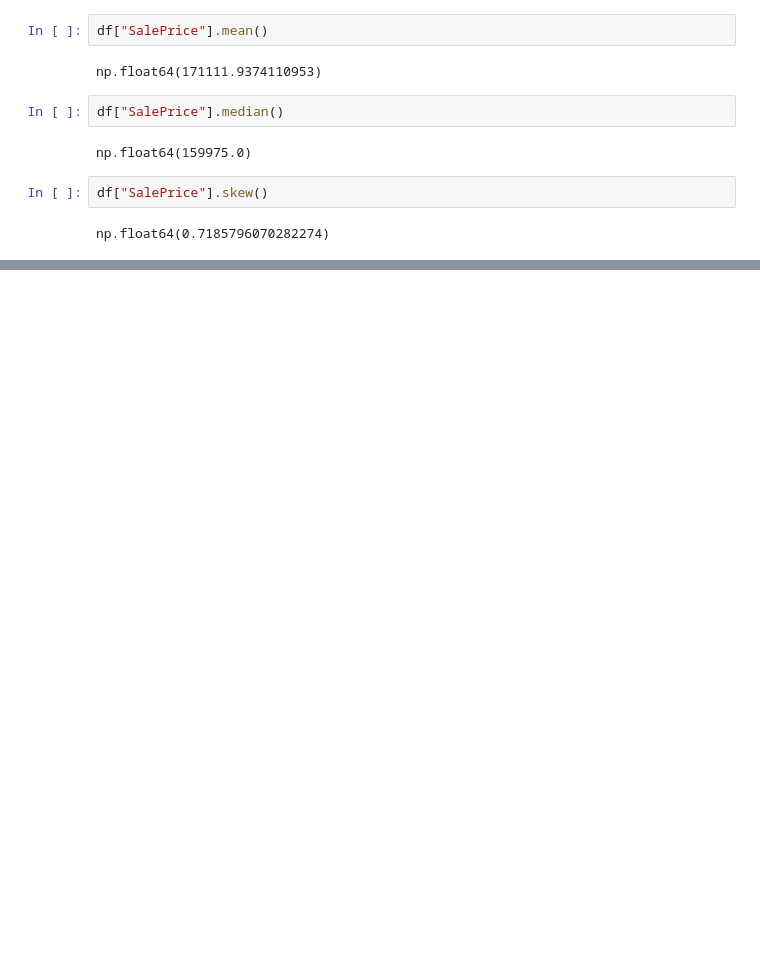
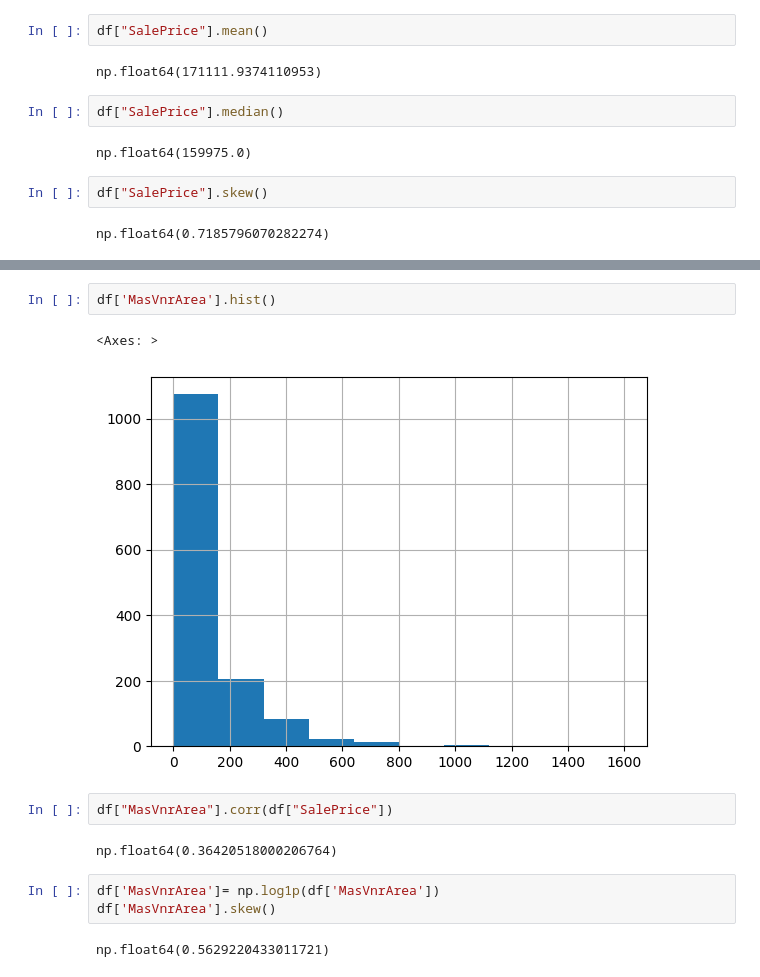
Before and after one commit to KashishNankani/house-price-prediction, a Jupyter notebook: exploration.ipynb, the cells around one changed output, grey strips where cells are left out. Saved outputs shown, nothing was run; the diff lists cells and outputs as text; blank space fills up the shorter version.

```diff
--- a/exploration.ipynb
+++ b/exploration.ipynb
@@ -578,0 +715,14 @@ np.float64(0.7185796070282274)
+# %%
+df['MasVnrArea'].hist()
+# %% [output]
+<Axes: >
+[figure, added]
+# %%
+df["MasVnrArea"].corr(df["SalePrice"])
+# %% [output]
+np.float64(0.36420518000206764)
+# %%
+df['MasVnrArea']= np.log1p(df['MasVnrArea'])
+df['MasVnrArea'].skew()
+# %% [output]
+np.float64(0.5629220433011721)
```
Also changed, not shown: parts of 37 cells of this notebook.
